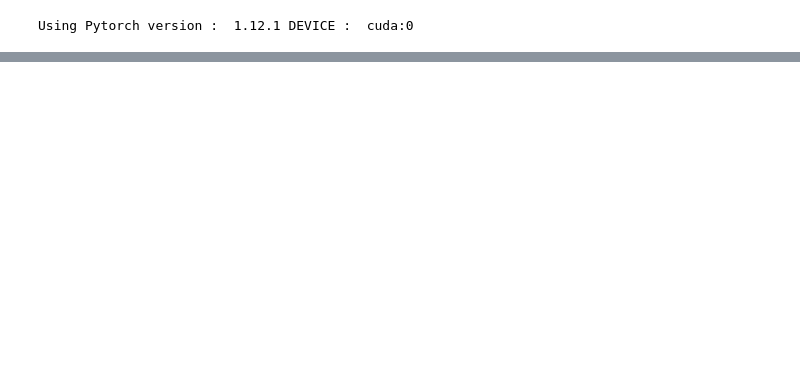
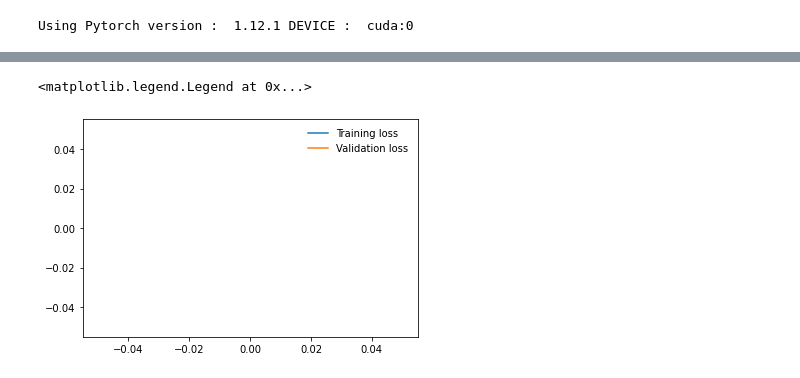
Before and after one commit to watchstep/draw9, a Jupyter notebook: model/main.ipynb, the cells around one changed output, grey strips where cells are left out. Cells and saved outputs as stored; diff of their text form; code cells hidden in the pictures; blank space fills up the shorter version.

```diff
--- a/model/main.ipynb
+++ b/model/main.ipynb
@@ -203,0 +218,8 @@ save figure:  quickdraw_visualization
+# %%
+resnet50 = models.resnet50(pretrained=True)
+
+num_classes = len(classes)
+resnet50.conv1 = nn.Conv2d(1, 64, kernel_size=7, stride=2, padding=3)
+resnet50.fc = nn.Linear(resnet50.fc.in_features, num_classes)
+
+resnet50.to(DEVICE)
@@ -203,0 +244,6 @@ save figure:  quickdraw_visualization
+# %%
+optimizer = optim.Adam(resnet50.parameters(), lr=1e-4)
+sheduler = optim.lr_scheduler.StepLR(optimizer=optimizer, step_size=10, gamma=0.5)
+criterion = nn.CrossEntropyLoss()
+
+resnet50
@@ -203,0 +377,25 @@ save figure:  quickdraw_visualization
+# %%
+train_acc_list, train_loss_list = [], []
+test_acc_list, test_loss_list = [], []
+# %%
+#collapse-hide
+#Variable to monitor best validation loss
+best_valid_loss = float('inf')
+
+for epoch in range(EPOCHS):
+
+    start_time = time.time()
+    train_loss, train_acc, train_loss_list, train_acc_list = train(model, train_loader, criterion, optimizer, DEVICE)
+    valid_loss, valid_acc, test_loss_list, test_acc_list = evaluate(model, test_loader, criterion, DEVICE)
+
+    #Saving model whenver the best validation loss is obtained
+    if valid_loss < best_valid_loss:
+        best_valid_loss = valid_loss
+        torch.save(model.state_dict(), 'model.pt')
+    end_time = time.time()
+    epoch_mins, epoch_secs,  = epoch_time(start_time, end_time) #Monitoring Time
+    print('-----------------------------------------------')
+    print(f'Epoch: {epoch+1:02}    | Epoch Time: {epoch_mins}m {epoch_secs}s')
+    print('-----------------------------------------------')
+    print(f'\tTrain Loss: {train_loss:.3f} | Train Acc: {train_acc*100:.2f}%')
+    print(f'\tVal. Loss: {valid_loss:.3f}  | Val. Acc: {valid_acc*100:.2f}%')
@@ -203,0 +420,8 @@ save figure:  quickdraw_visualization
+# %%
+#collapse-hide
+plt.plot(train_loss_list, label='Training loss')
+plt.plot(test_loss_list, label='Validation loss')
+plt.legend(frameon=False)
+# %% [output]
+<matplotlib.legend.Legend at 0x...>
+[figure, added]
```
Also changed, not shown: parts of 19 cells of this notebook, 4 other files.
